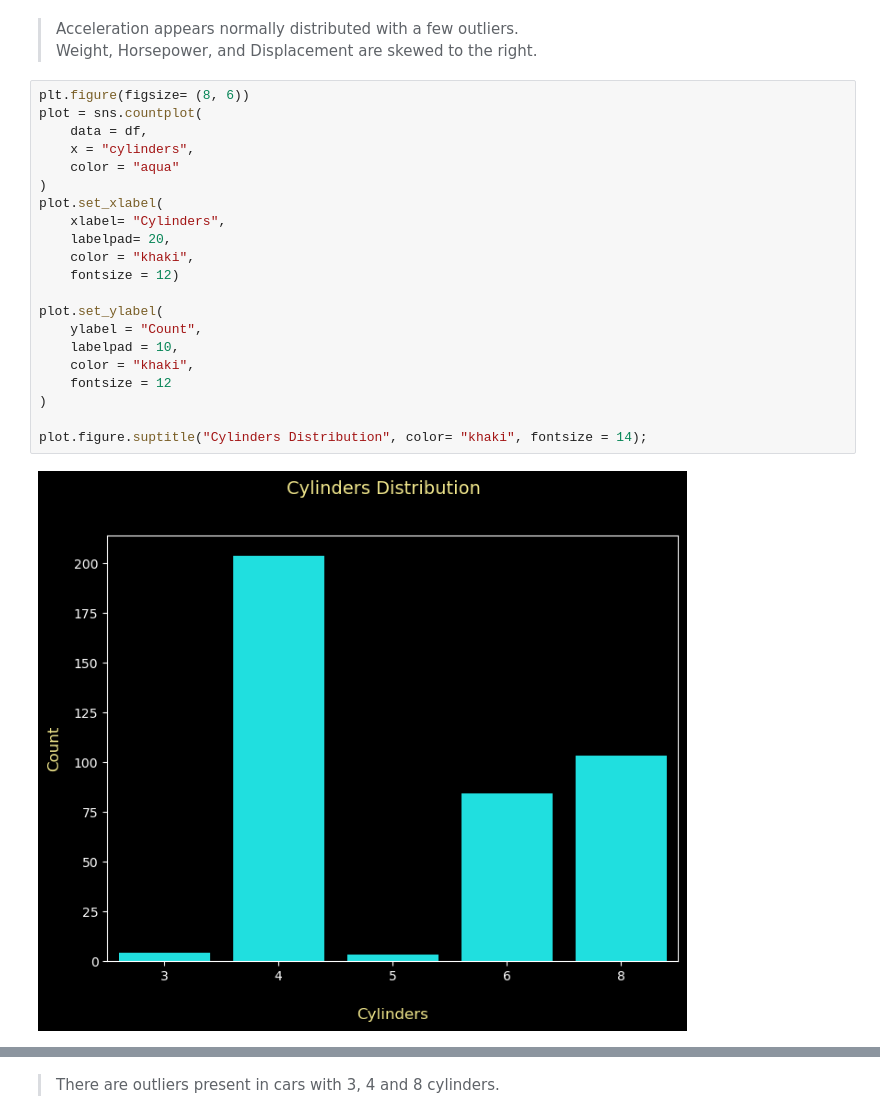
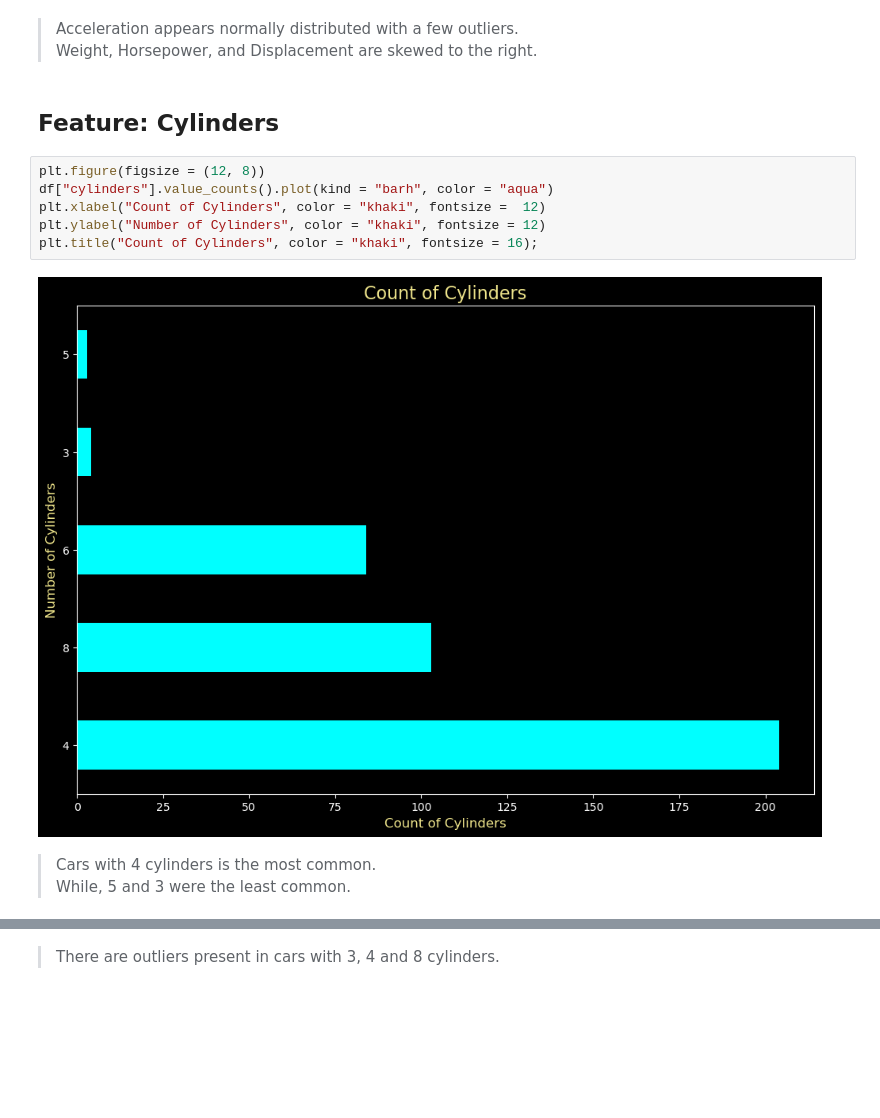
Before and after one commit to frantzalexander/Auto_MPG, a Jupyter notebook: Analysis.ipynb, the cells around one changed output, grey strips where cells are left out. Saved outputs shown, nothing was run; the diff lists cells and outputs as text; blank space fills up the shorter version.

```diff
--- a/Analysis.ipynb
+++ b/Analysis.ipynb
@@ -247,29 +249,18 @@ for var in df.drop(["name", "model_year", "origin"], axis = 1).columns:
 <blockquote>
 Acceleration appears normally distributed with a few outliers.
 <br>Weight, Horsepower, and Displacement are skewed to the right. </blockquote>
+# %% [markdown]
+## Feature: Cylinders
 # %%
-plt.figure(figsize= (8, 6))
-plot = sns.countplot(
-    data = df,
-    x = "cylinders",
-    color = "aqua"
-)
-plot.set_xlabel(
-    xlabel= "Cylinders",
-    labelpad= 20,
-    color = "khaki",
-    fontsize = 12)
-
-plot.set_ylabel(
-    ylabel = "Count",
-    labelpad = 10,
-    color = "khaki",
-    fontsize = 12
-)
-
-plot.figure.suptitle("Cylinders Distribution", color= "khaki", fontsize = 14);
+plt.figure(figsize = (12, 8))
+df["cylinders"].value_counts().plot(kind = "barh", color = "aqua")
+plt.xlabel("Count of Cylinders", color = "khaki", fontsize =  12)
+plt.ylabel("Number of Cylinders", color = "khaki", fontsize = 12)
+plt.title("Count of Cylinders", color = "khaki", fontsize = 16);
 # %% [output]
-[figure, old version]
+[figure, new version]
+# %% [markdown]
+<blockquote> Cars with 4 cylinders is the most common. <br />While, 5 and 3 were the least common.
 # %%
 plt.figure(figsize = (12, 8), dpi = 100)
 boxplot = sns.boxplot(
```
Also changed, not shown: parts of 76 cells of this notebook.
